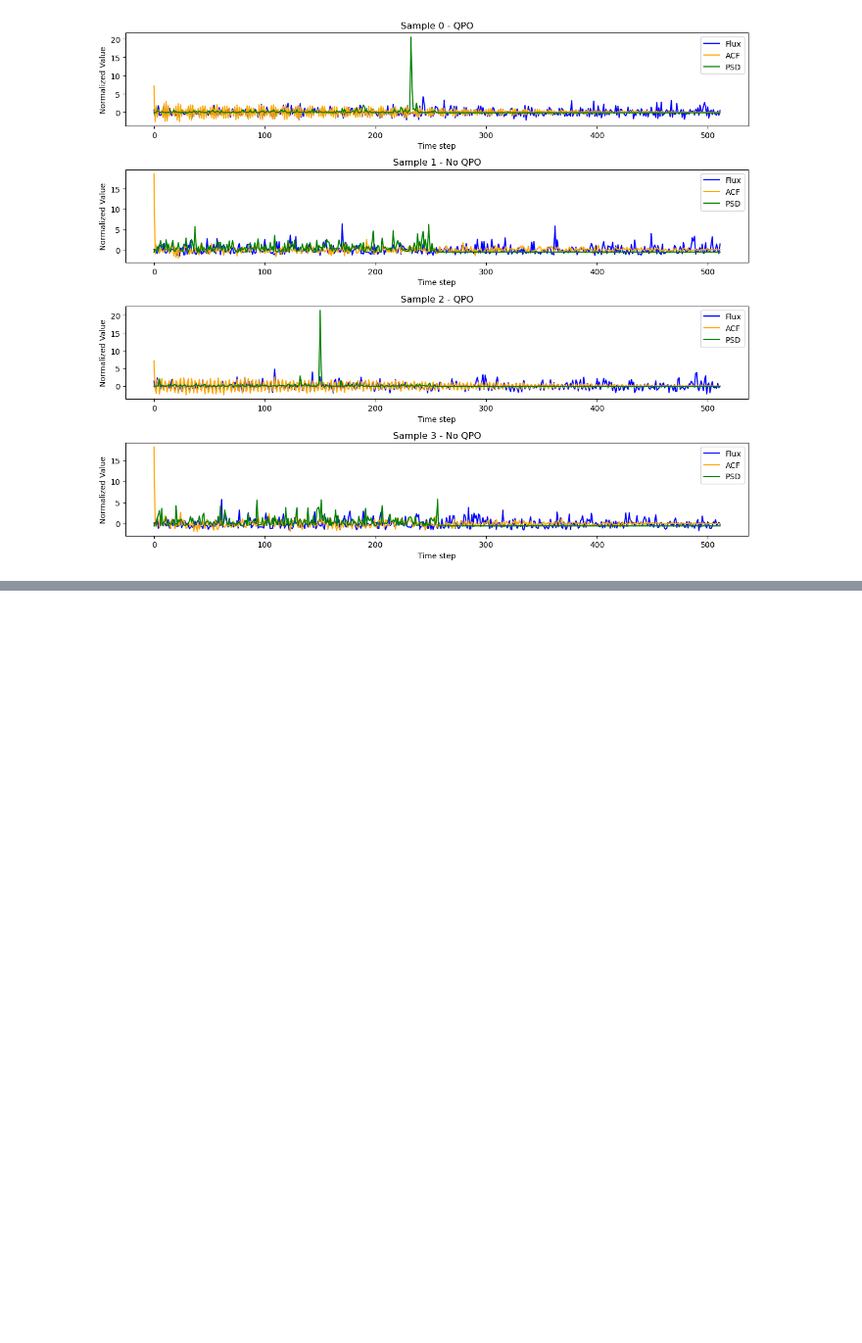
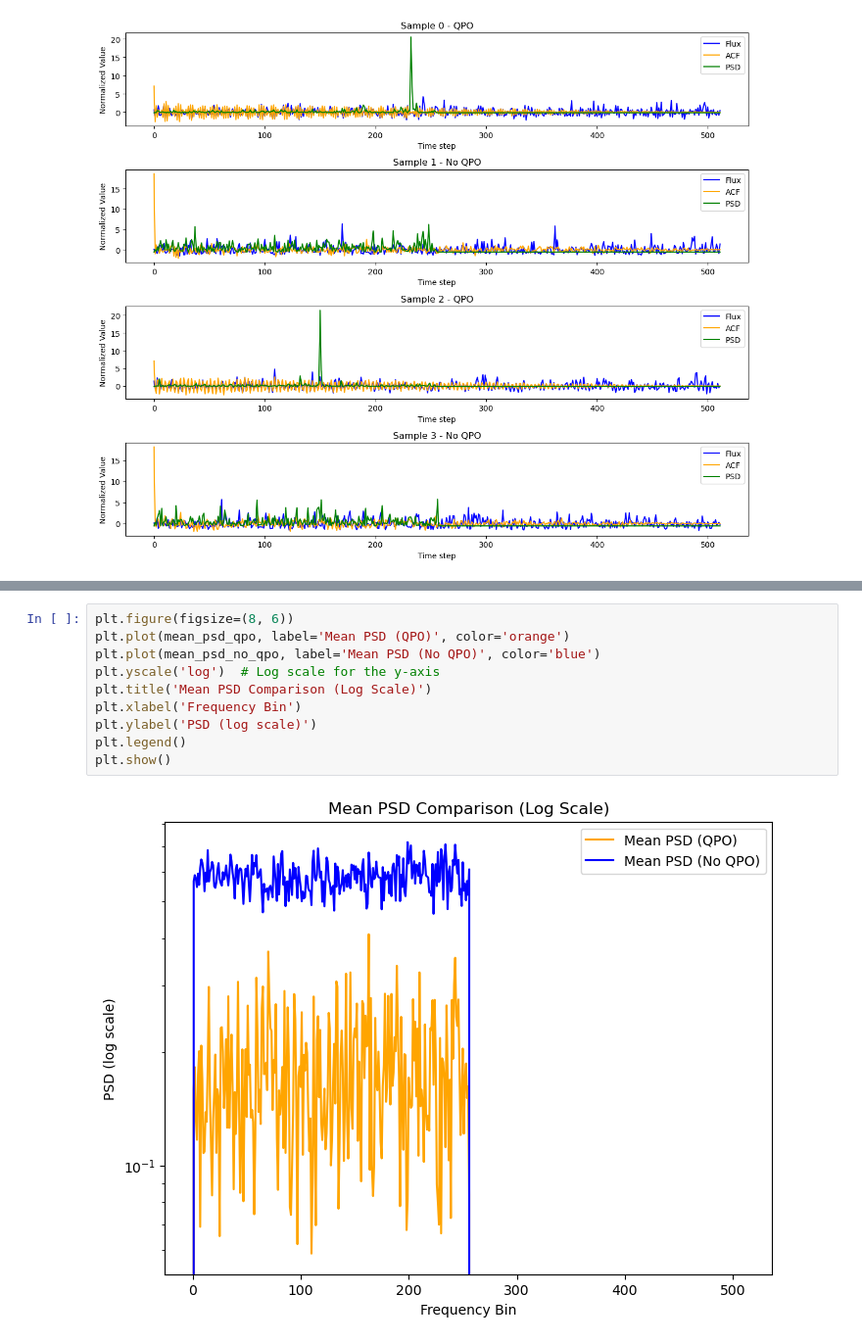
Before and after one commit to sravanth-space/ds_project, a Jupyter notebook: data_new.ipynb, the cells around one changed output, grey strips where cells are left out. Shown at 98% size. Drawn from its saved outputs; the diff is of its cells as text; blank space fills up the shorter version.

```diff
--- a/data_new.ipynb
+++ b/data_new.ipynb
@@ -523,0 +649,12 @@ Labels shape: (1000, 2)
+# %%
+plt.figure(figsize=(8, 6))
+plt.plot(mean_psd_qpo, label='Mean PSD (QPO)', color='orange')
+plt.plot(mean_psd_no_qpo, label='Mean PSD (No QPO)', color='blue')
+plt.yscale('log')  # Log scale for the y-axis
+plt.title('Mean PSD Comparison (Log Scale)')
+plt.xlabel('Frequency Bin')
+plt.ylabel('PSD (log scale)')
+plt.legend()
+plt.show()
+# %% [output]
+[figure, added]
```
Also changed, not shown: parts of 7 cells of this notebook.
